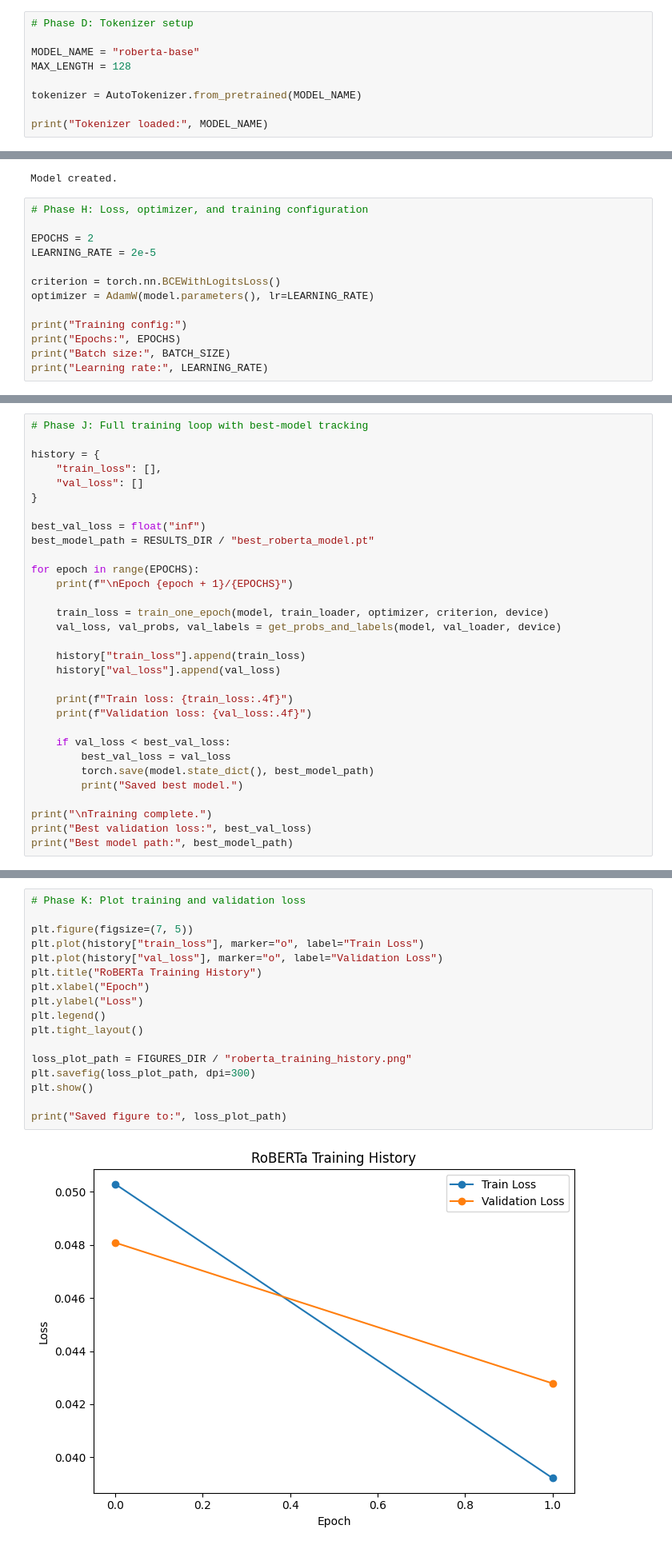
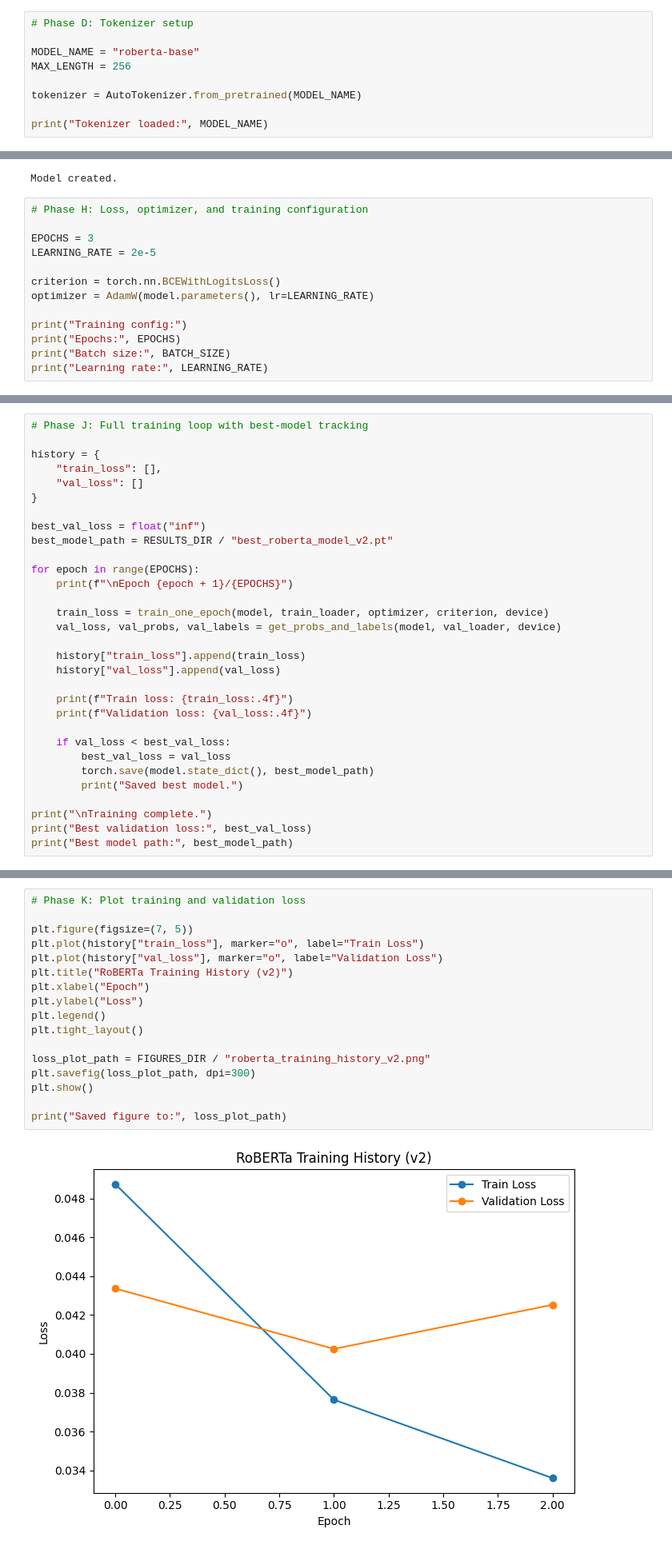
Before and after one commit to farhanshahriar30/classical-vs-transformer-vs-llm-for-toxic-comment-classification, a Jupyter notebook: notebooks/02_transformer.ipynb, the cells around one changed output, grey strips where cells are left out. Shown at 80% size. Cells and saved outputs as stored; diff of their text form.

```diff
--- a/notebooks/02_transformer.ipynb
+++ b/notebooks/02_transformer.ipynb
@@ -75,7 +75,7 @@ Test shape: (23936, 8)
 # Phase D: Tokenizer setup
 
 MODEL_NAME = "roberta-base"
-MAX_LENGTH = 128
+MAX_LENGTH = 256
 
 tokenizer = AutoTokenizer.from_pretrained(MODEL_NAME)
 
@@ -180,7 +177,7 @@ Model created.
 # %%
 # Phase H: Loss, optimizer, and training configuration
 
-EPOCHS = 2
+EPOCHS = 3
 LEARNING_RATE = 2e-5
 
 criterion = torch.nn.BCEWithLogitsLoss()
@@ -257,7 +254,7 @@ history = {
 }
 
 best_val_loss = float("inf")
-best_model_path = RESULTS_DIR / "best_roberta_model.pt"
+best_model_path = RESULTS_DIR / "best_roberta_model_v2.pt"
 
 for epoch in range(EPOCHS):
     print(f"\nEpoch {epoch + 1}/{EPOCHS}")
@@ -296,19 +297,19 @@ Best model path: c:\Users\farha\code\classical model vs fine tuned transformer v
 # %%
 # Phase K: Plot training and validation loss
 
 plt.figure(figsize=(7, 5))
 plt.plot(history["train_loss"], marker="o", label="Train Loss")
 plt.plot(history["val_loss"], marker="o", label="Validation Loss")
-plt.title("RoBERTa Training History")
+plt.title("RoBERTa Training History (v2)")
 plt.xlabel("Epoch")
 plt.ylabel("Loss")
 plt.legend()
 plt.tight_layout()
 
-loss_plot_path = FIGURES_DIR / "roberta_training_history.png"
+loss_plot_path = FIGURES_DIR / "roberta_training_history_v2.png"
 plt.savefig(loss_plot_path, dpi=300)
 plt.show()
 
 print("Saved figure to:", loss_plot_path)
 # %% [output]
-[figure, old version]
+[figure, new version]
```
Also changed, not shown: parts of 11 cells of this notebook, 1 other file.
